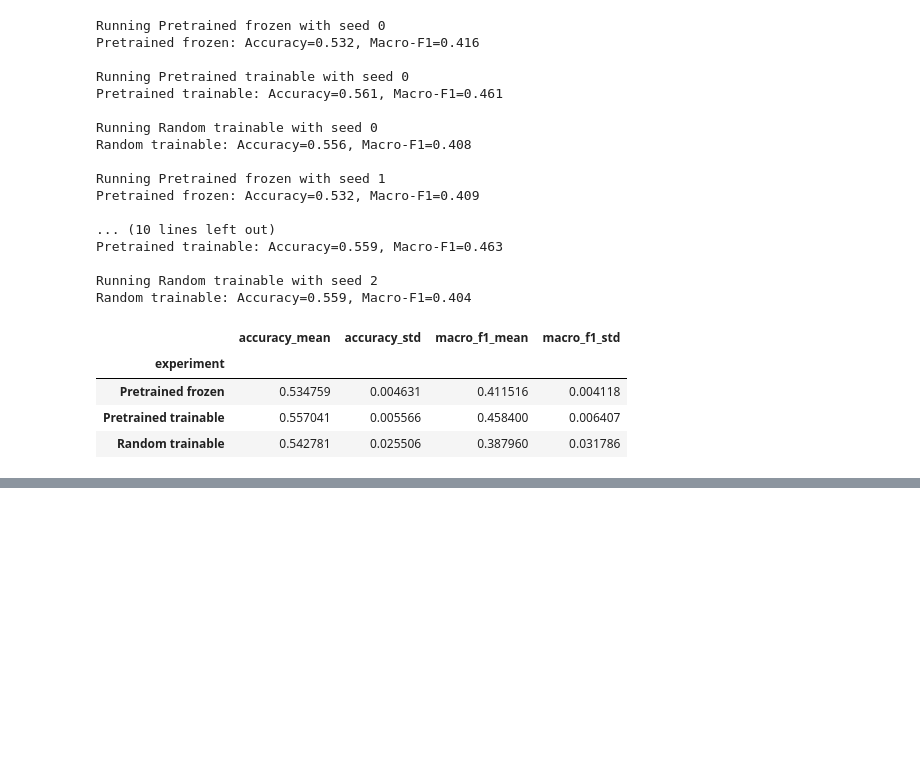
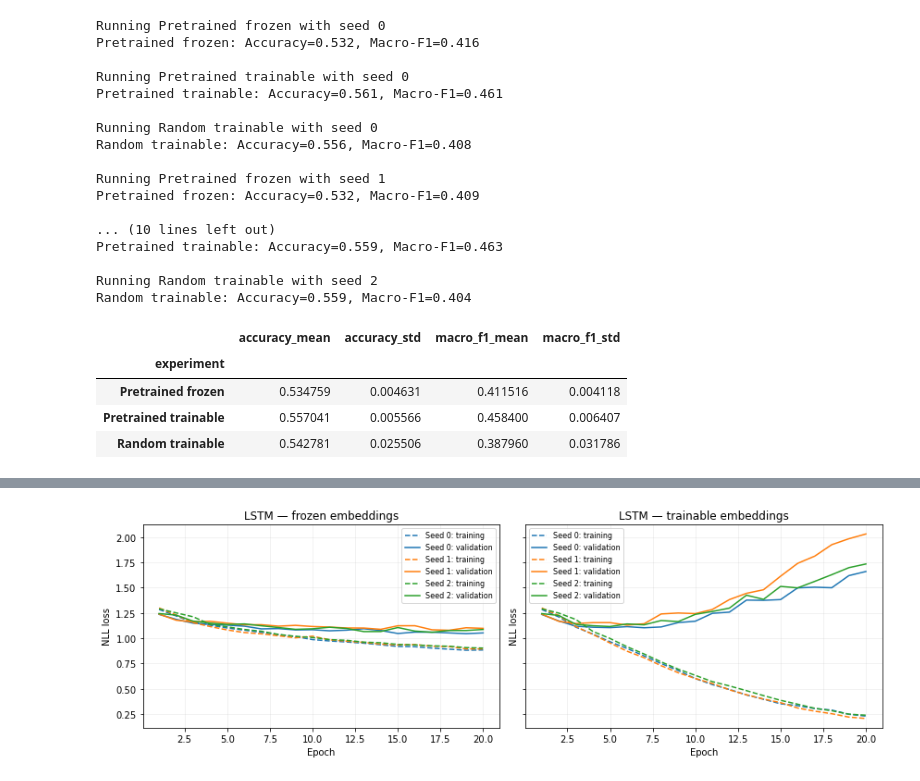
Before and after one commit to lysanneleering/nlp1-project2, a Jupyter notebook: project2.ipynb, the cells around one changed output, grey strips where cells are left out. Cells and saved outputs as stored; diff of their text form; code cells hidden in the pictures; blank space fills up the shorter version.

```diff
--- a/project2.ipynb
+++ b/project2.ipynb
@@ -909,7 +909,8 @@ def run_experiment(
     batch_size=64,
     train_fraction=1.0,
     epochs=10,
-    seed=13
+    seed=13,
+    return_predictions=False
 ):
     torch.manual_seed(seed)
 
@@ -1006,10 +1007,10 @@ def run_experiment(
 
     history = []
     best_result = None
+    best_predictions = None
     best_val_loss = float("inf")
 
     for epoch in range(1, epochs + 1):
-
         train_metrics = training_one_epoch(
             model, experiment_train_loader,
             optimizer, criterion, device
@@ -1056,12 +1057,22 @@ def run_experiment(
                 "macro_f1": macro_f1
             }
 
+            # Keep predictions from the same epoch as the reported scores.
+            if return_predictions:
+                best_predictions = pd.DataFrame({
+                    "gold_label": y_true,
+                    "predicted_label": y_pred
+                })
+
     print(
         f"{name}: "
         f"Accuracy={best_result['accuracy']:.3f}, "
         f"Macro-F1={best_result['macro_f1']:.3f}"
     )
 
+    if return_predictions:
+        return best_result, pd.DataFrame(history), best_predictions
+
     return best_result, pd.DataFrame(history)
 # %%
 experiments = [
@@ -1282,0 +1567,41 @@ Random trainable: Accuracy=0.559, Macro-F1=0.404
+# %%
+fig, axes = plt.subplots(
+    1, 2, figsize=(12, 4), sharex=True, sharey=True
+)
+colours = ["tab:blue", "tab:orange", "tab:green"]
+
+for ax, setting in zip(axes, ["frozen", "trainable"]):
+    for seed, colour in zip([0, 1, 2], colours):
+        history = pd.read_csv(
+            results_dir / f"lstm_{setting}_seed{seed}_history.csv"
+        )
+
+        ax.plot(
+            history["epoch"],
+            history["train_loss"],
+            color=colour,
+            linestyle="--",
+            label=f"Seed {seed}: training",
+        )
+        ax.plot(
+            history["epoch"],
+            history["val_loss"],
+            color=colour,
+            label=f"Seed {seed}: validation",
+        )
+
+    ax.set_title(f"LSTM — {setting} embeddings")
+    ax.set_xlabel("Epoch")
+    ax.set_ylabel("NLL loss")
+    ax.grid(alpha=0.2)
+    ax.legend(fontsize=8)
+
+fig.tight_layout()
+fig.savefig(
+    results_dir / "lstm_learning_curves.png",
+    dpi=200,
+    bbox_inches="tight",
+)
+plt.show()
+# %% [output]
+[figure, added]
```
Also changed, not shown: parts of 4 cells of this notebook, 13 other files.
